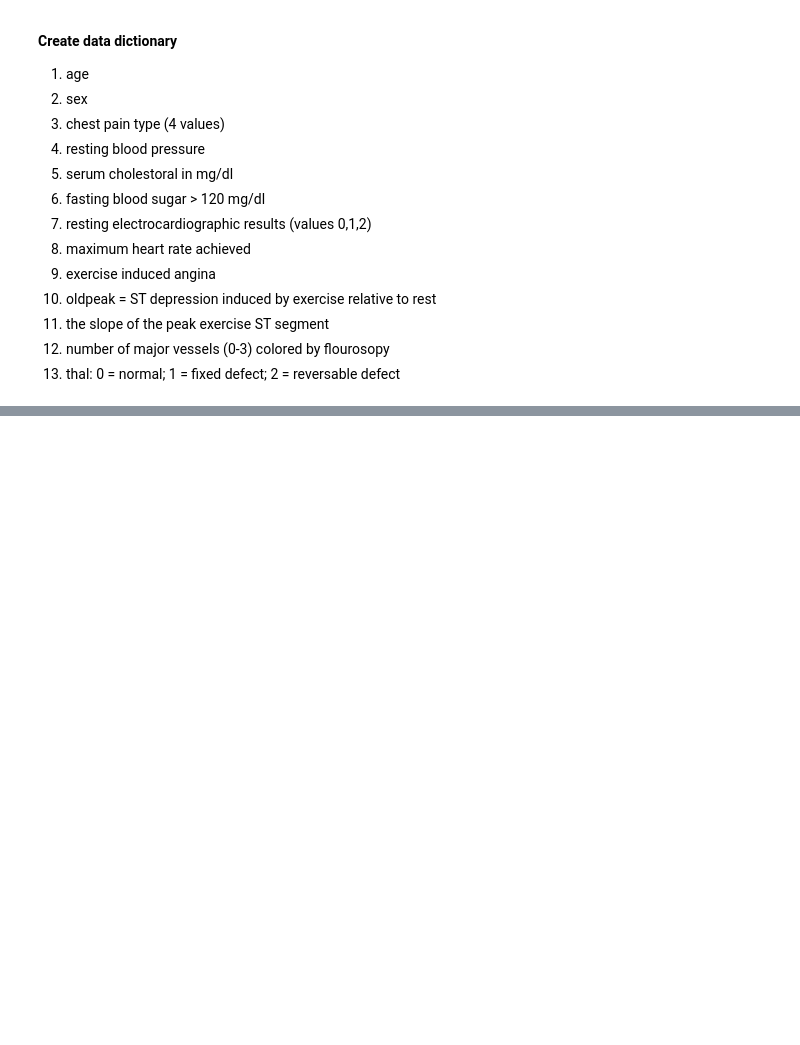
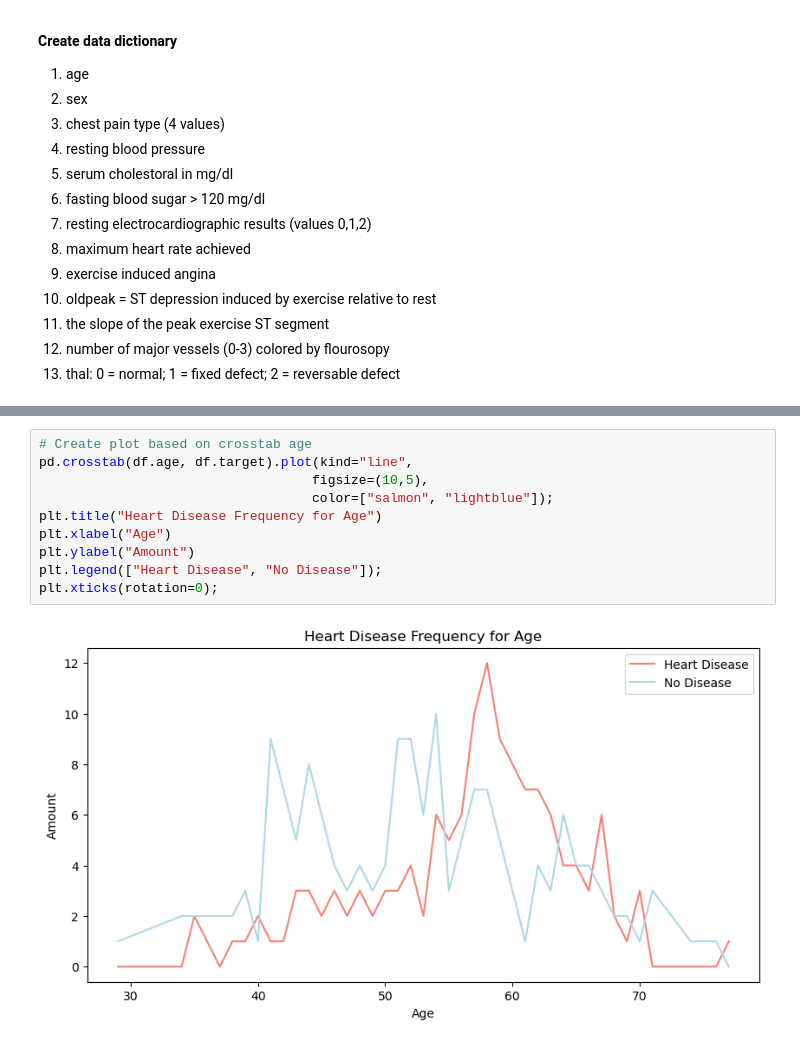
Before and after one commit to congbang-le/ml-data-zero-to-mastery, a Jupyter notebook: milestone-projects/heart-diease/end-to-end-heart-disease-classification.ipynb, the cells around one changed output, grey strips where cells are left out. Saved outputs shown, nothing was run; the diff lists cells and outputs as text; blank space fills up the shorter version.

```diff
--- a/milestone-projects/heart-diease/end-to-end-heart-disease-classification.ipynb
+++ b/milestone-projects/heart-diease/end-to-end-heart-disease-classification.ipynb
@@ -43,0 +217,12 @@ The original data came from Cleavland data from the UCI Machine Learning Reposit
+# %%
+# Create plot based on crosstab age
+pd.crosstab(df.age, df.target).plot(kind="line",
+                                   figsize=(10,5),
+                                   color=["salmon", "lightblue"]);
+plt.title("Heart Disease Frequency for Age")
+plt.xlabel("Age")
+plt.ylabel("Amount")
+plt.legend(["Heart Disease", "No Disease"]);
+plt.xticks(rotation=0);
+# %% [output]
+[figure, added]
```
Also changed, not shown: parts of 18 cells of this notebook, 1 other file.
